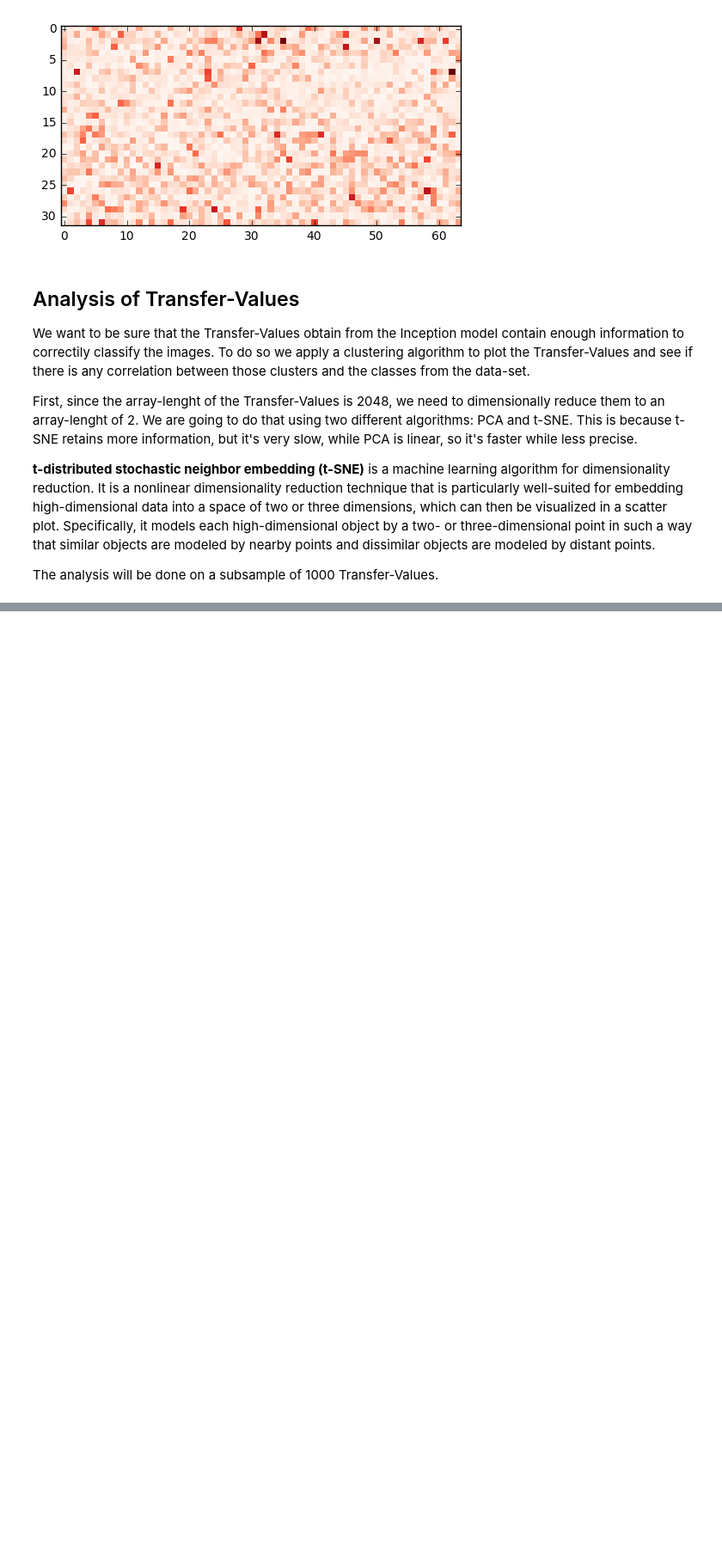
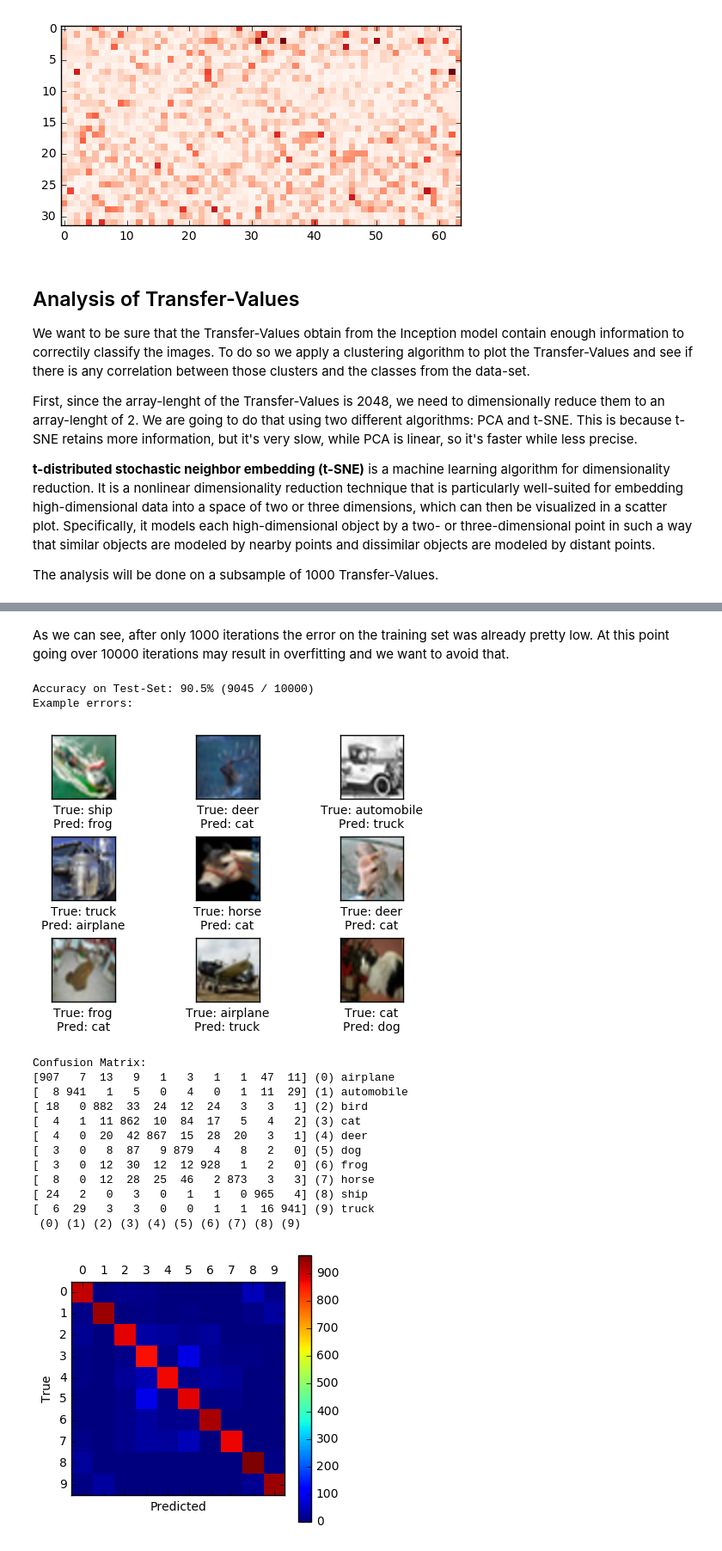
Before and after one commit to Kidel/Deep-Learning-CNN-for-Image-Recognition, a Jupyter notebook: 04_InceptionModel_TransferLearning.ipynb, the cells around one changed output, grey strips where cells are left out. Shown at 86% size. Cells and saved outputs as stored; diff of their text form; code cells hidden in the pictures; blank space fills up the shorter version.

Commit message:
done learning on notebook 4 using prettytensor, only Conclusion and revision left

```diff
--- a/04_InceptionModel_TransferLearning.ipynb
+++ b/04_InceptionModel_TransferLearning.ipynb
@@ -319,0 +566,21 @@ plot_scatter(transfer_values_reduced, cls)
+# %% [markdown]
+As we can see, after only 1000 iterations the error on the training set was already pretty low. At this point going over 10000 iterations may result in overfitting and we want to avoid that.
+# %%
+print_test_accuracy(show_example_errors=True, show_confusion_matrix=True)
+# %% [output]
+Accuracy on Test-Set: 90.5% (9045 / 10000)
+Example errors:
+[figure, added]
+Confusion Matrix:
+[907   7  13   9   1   3   1   1  47  11] (0) airplane
+[  8 941   1   5   0   4   0   1  11  29] (1) automobile
+[ 18   0 882  33  24  12  24   3   3   1] (2) bird
+[  4   1  11 862  10  84  17   5   4   2] (3) cat
+[  4   0  20  42 867  15  28  20   3   1] (4) deer
+[  3   0   8  87   9 879   4   8   2   0] (5) dog
+[  3   0  12  30  12  12 928   1   2   0] (6) frog
+[  8   0  12  28  25  46   2 873   3   3] (7) horse
+[ 24   2   0   3   0   1   1   0 965   4] (8) ship
+[  6  29   3   3   0   0   1   1  16 941] (9) truck
+ (0) (1) (2) (3) (4) (5) (6) (7) (8) (9)
+[figure, added]
```
Also changed, not shown: parts of 37 cells of this notebook.
